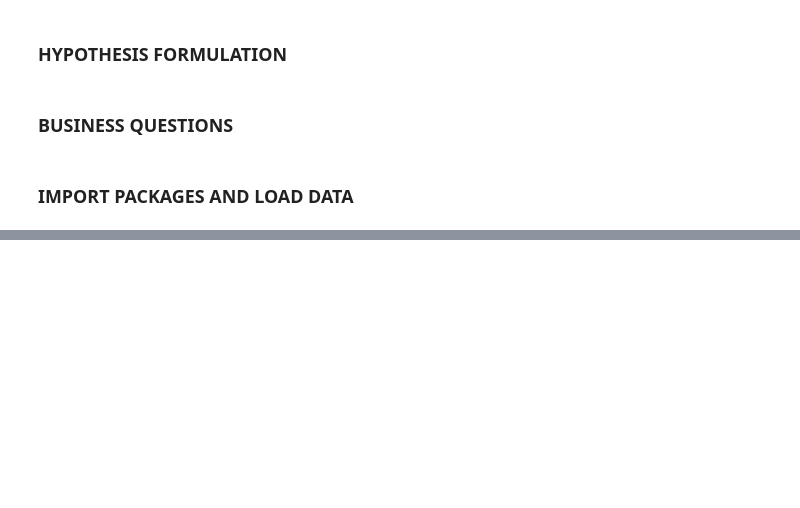
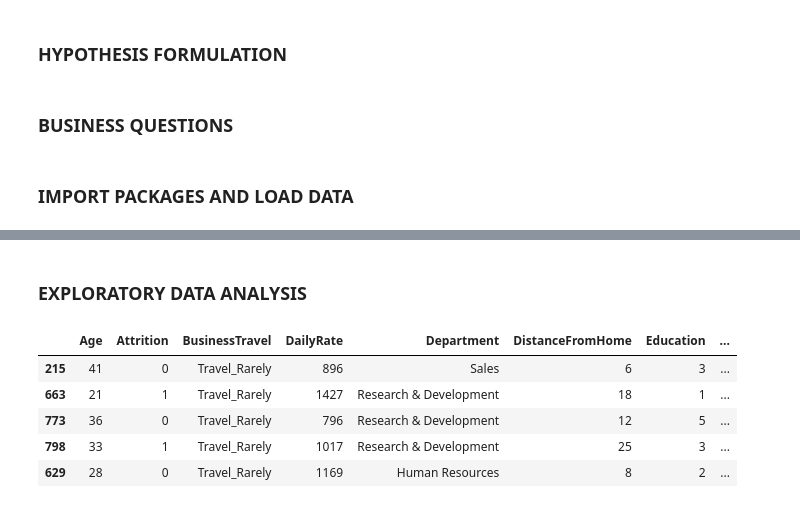
Before and after one commit to elvis-darko/EMPLOYEE-CHURN--SQL-POWER-BI-PYTHON-, a Jupyter notebook: Assets/dev/ibm_employee_churn.ipynb, the cells around one changed output, grey strips where cells are left out. Cells and saved outputs as stored; diff of their text form; code cells hidden in the pictures; blank space fills up the shorter version.

```diff
--- a/Assets/dev/ibm_employee_churn.ipynb
+++ b/Assets/dev/ibm_employee_churn.ipynb
@@ -74,0 +73,14 @@ SyntaxError: unterminated string literal (detected at line 3) (1433913260.py, li
+# %% [markdown]
+### EXPLORATORY DATA ANALYSIS
+# %%
+# Check sample of train data and display all columns to have a view
+
+pd.options.display.max_columns = None
+employee_train.sample(5, random_state=1)
+# %% [output]
+|  | Age | Attrition | BusinessTravel | DailyRate | Department | DistanceFromHome | Education | ... |
+| 215 | 41 | 0 | Travel_Rarely | 896 | Sales | 6 | 3 | ... |
+| 663 | 21 | 1 | Travel_Rarely | 1427 | Research & Development | 18 | 1 | ... |
+| 773 | 36 | 0 | Travel_Rarely | 796 | Research & Development | 12 | 5 | ... |
+| 798 | 33 | 1 | Travel_Rarely | 1017 | Research & Development | 25 | 3 | ... |
+| 629 | 28 | 0 | Travel_Rarely | 1169 | Human Resources | 8 | 2 | ... |
```
Also changed, not shown: parts of 16 cells of this notebook.
